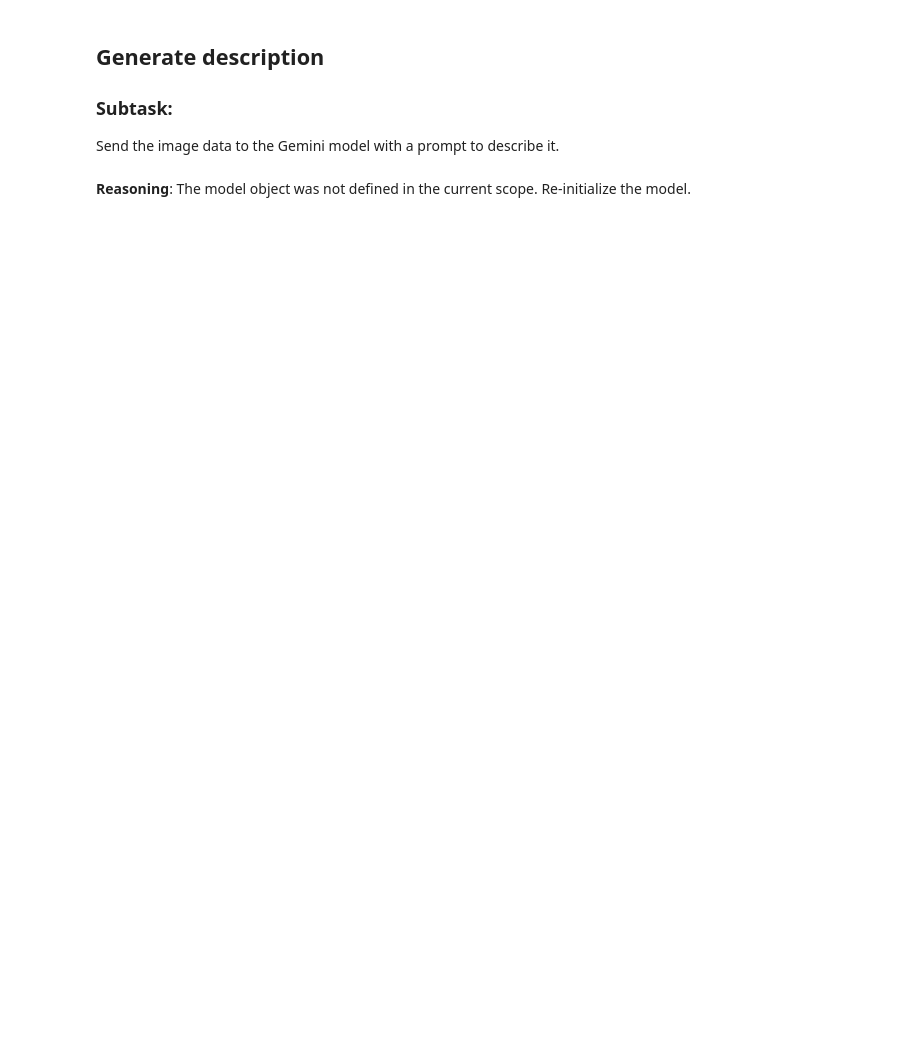
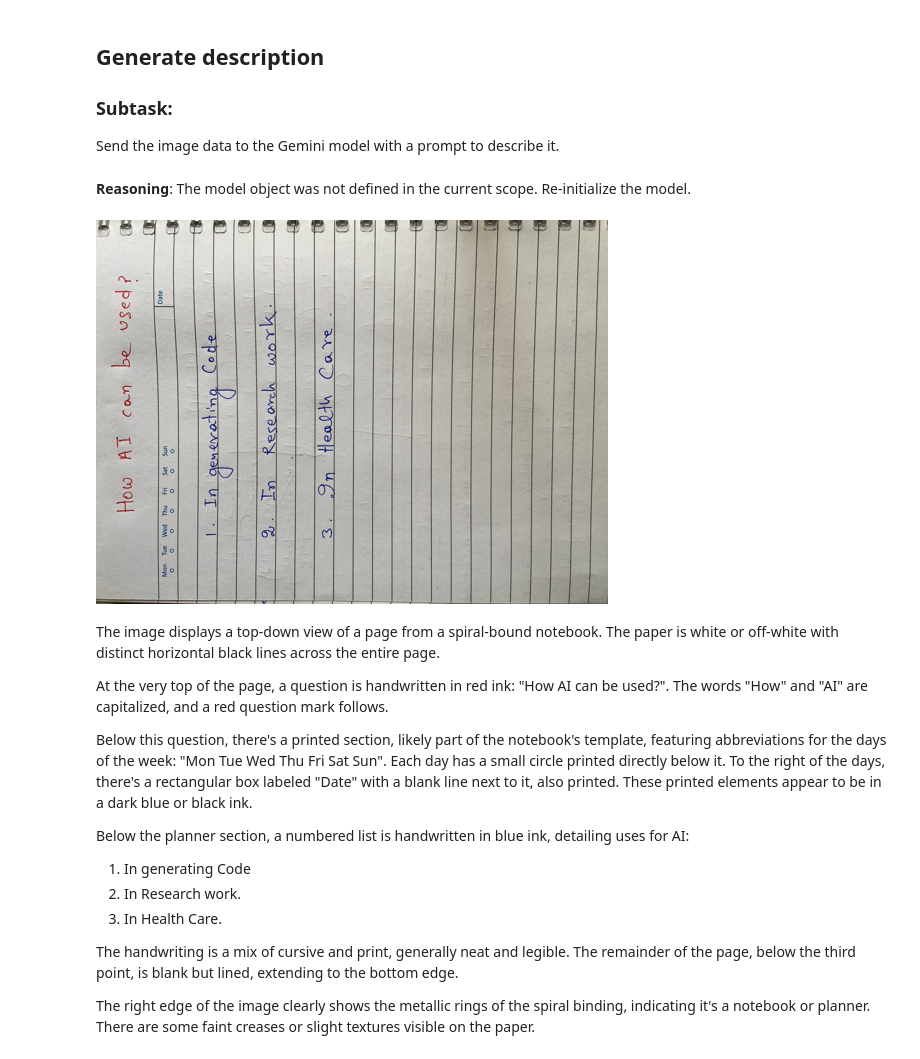
Before and after one commit to plus2net/Python-basics, a Jupyter notebook: Gemini_api_2_image_1.ipynb, the cells around one changed output. Cells and saved outputs as stored; diff of their text form; code cells hidden in the pictures; blank space fills up the shorter version.

```diff
--- a/Gemini_api_2_image_1.ipynb
+++ b/Gemini_api_2_image_1.ipynb
@@ -60,19 +74,35 @@ The model object was not defined in the current scope. Re-initialize the model.
 # %%
 import google.generativeai as genai
 from google.colab import userdata
 from IPython.display import display, Markdown
 image = Image.open('hand-written-text.jpg', mode="r")  # create image object
 image.thumbnail([512,512])
 display(image)
 try:
   GOOGLE_API_KEY = userdata.get('GOOGLE_API_KEY')
   genai.configure(api_key=GOOGLE_API_KEY)
   # Initialize the model that supports generateContent
   model = genai.GenerativeModel('gemini-2.5-flash')
 
   prompt = ["Describe the image ", image]
   response = model.generate_content(prompt)
-  Markdown(response.text)
+  display(Markdown(response.text)) # Display the Markdown object
 except Exception as e:
   print(f"An error occurred: {e}")
   print("Please check your API key and ensure the 'image' variable is defined.")
+# %% [output]
+[figure, added]
+The image displays a top-down view of a page from a spiral-bound notebook. The paper is white or off-white with distinct horizontal black lines across the entire page.
+
+At the very top of the page, a question is handwritten in red ink: "How AI can be used?". The words "How" and "AI" are capitalized, and a red question mark follows.
+
+Below this question, there's a printed section, likely part of the notebook's template, featuring abbreviations for the days of the week: "Mon Tue Wed Thu Fri Sat Sun". Each day has a small circle printed directly below it. To the right of the days, there's a rectangular box labeled "Date" with a blank line next to it, also printed. These printed elements appear to be in a dark blue or black ink.
+
+Below the planner section, a numbered list is handwritten in blue ink, detailing uses for AI:
+1.  In generating Code
+2.  In Research work.
+3.  In Health Care.
+
+The handwriting is a mix of cursive and print, generally neat and legible. The remainder of the page, below the third point, is blank but lined, extending to the bottom edge.
+
+The right edge of the image clearly shows the metallic rings of the spiral binding, indicating it's a notebook or planner. There are some faint creases or slight textures visible on the paper.
```
Also changed, not shown: parts of 2 cells of this notebook.
